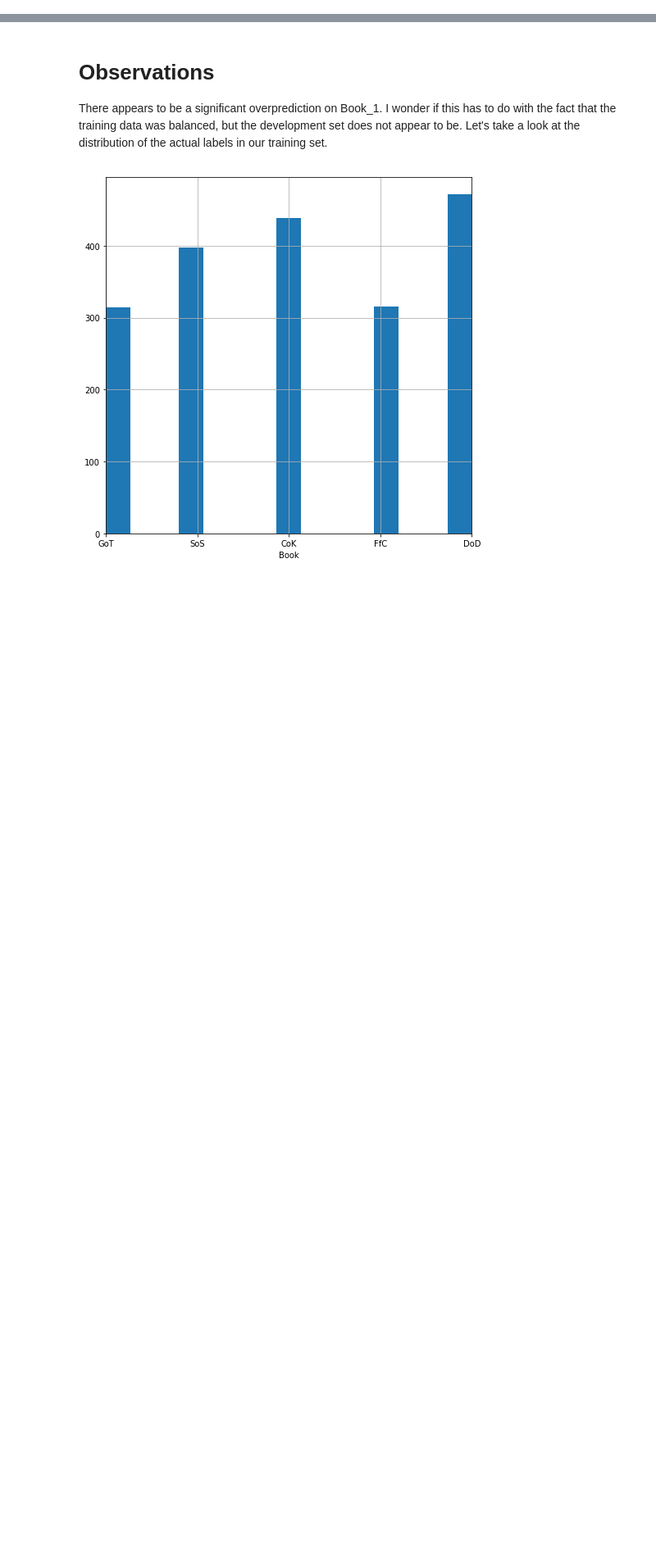
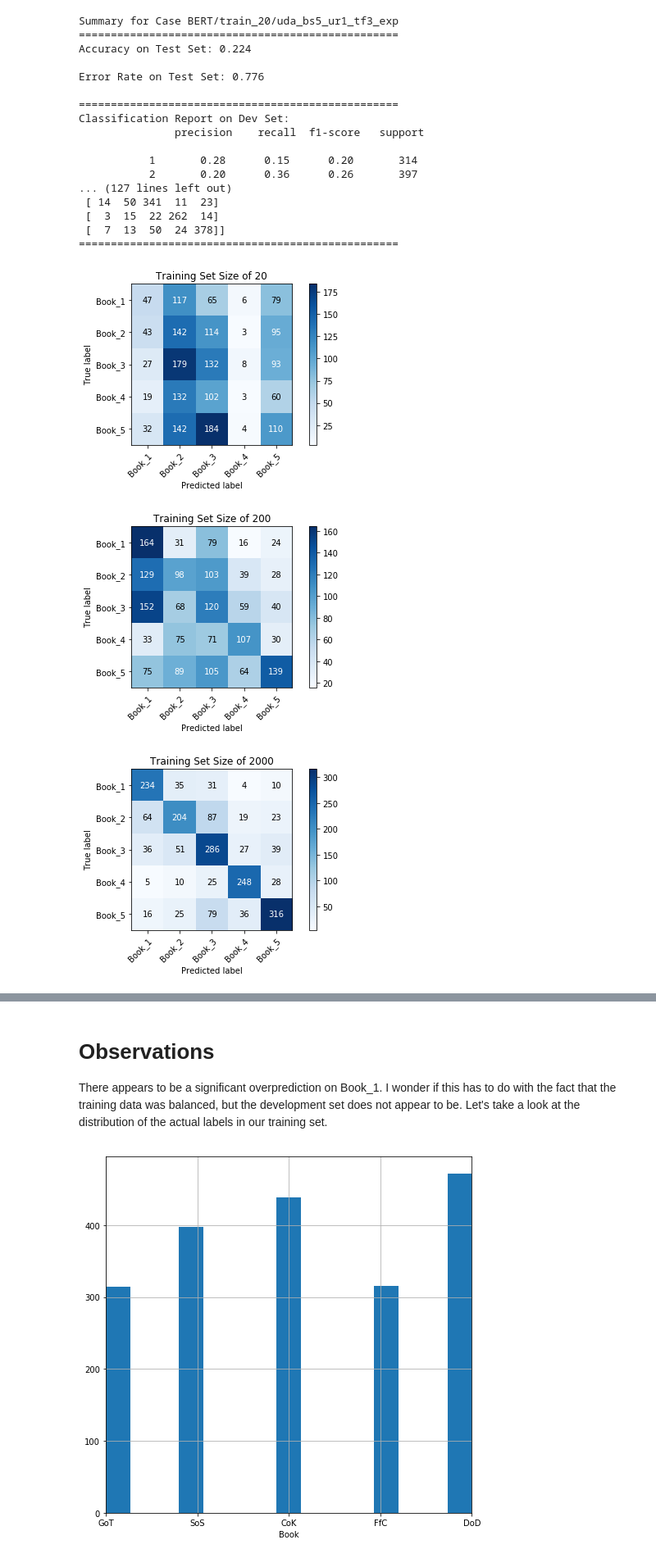
Before and after one commit to tomgoter/nlp_finalproject, a Jupyter notebook: error_analysis.ipynb, the cells around one changed output, grey strips where cells are left out. Shown at 82% size. Drawn from its saved outputs; the diff is of its cells as text; code cells hidden in the pictures; blank space fills up the shorter version.

```diff
--- a/error_analysis.ipynb
+++ b/error_analysis.ipynb
@@ -23,3 +27,12 @@ bert_files = [os.path.join("./model", model, "test_predictions.pkl") for model i
+# %%
+uda_bert_models = [
+    'BERT/train_20/uda_bs5_ur1_tf3_exp',
+    'BERT/train_200/uda_bs10_ur1_tf3_exp',
+    'BERT/train_2000/uda_bs32_hdo15_log_tf5_ur1_lr3',
+    'BERT/train_5000/uda_bs32_hdo15_log_tf3_ur1_lr3',
+    'BERT/train_12000/uda_bs32_hdo15_log_tf3_ur1_lr3',
+]
+uda_bert_files = [os.path.join("./model", model, "test_predictions.pkl") for model in uda_bert_models]
 # %%
 xlnet_models = [
     'XLNET/train_20/bs5_hdo10_lr1',
@@ -29,3 +54,4 @@ xlnet_files = [os.path.join("./model", model, "test_predictions.pkl") for model
 # %%
 bert_dfs = [pd.read_pickle(file) for file in bert_files]
+uda_bert_dfs = [pd.read_pickle(file) for file in uda_bert_files]
 xlnet_dfs = [pd.read_pickle(file) for file in xlnet_files]
@@ -123,0 +152,34 @@ Classification Report on Dev Set:
+# %%
+uda_bert_errors = []
+for i, df in enumerate(uda_bert_dfs):
+    print("Summary for Case {}".format(uda_bert_models[i]))
+    print("="*50)
+    print("Accuracy on Test Set: {:3.3f}\n".format(metrics.accuracy_score(df.label, df.preds)))
+    print("Error Rate on Test Set: {:3.3f}\n".format(1-metrics.accuracy_score(df.label, df.preds)))
+    uda_bert_errors.append(1-metrics.accuracy_score(df.label, df.preds))
+    print("="*50)
+    print("Classification Report on Dev Set: \n", metrics.classification_report(df.label, df.preds))
+    plot_confusion_matrix(df.label, df.preds, classes=class_names,
+                      title='Training Set Size of {}'.format(training_set_sizes[i]))
+    print("="*50 + "\n\n")
+# %% [output]
+Summary for Case BERT/train_20/uda_bs5_ur1_tf3_exp
+==================================================
+Accuracy on Test Set: 0.224
+
+Error Rate on Test Set: 0.776
+
+==================================================
+Classification Report on Dev Set:
+               precision    recall  f1-score   support
+
+           1       0.28      0.15      0.20       314
+           2       0.20      0.36      0.26       397
+... (127 lines left out)
+ [ 14  50 341  11  23]
+ [  3  15  22 262  14]
+ [  7  13  50  24 378]]
+==================================================
+[figure, added]
+[figure, added]
+[figure, added]
```
Also changed, not shown: parts of 14 cells of this notebook, 14 other files.
